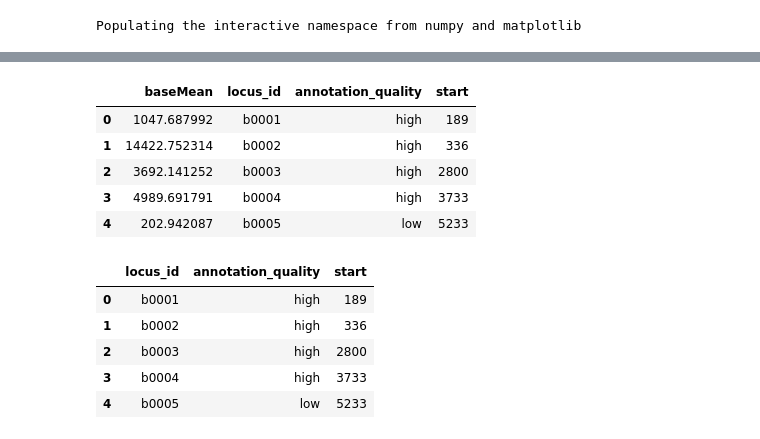
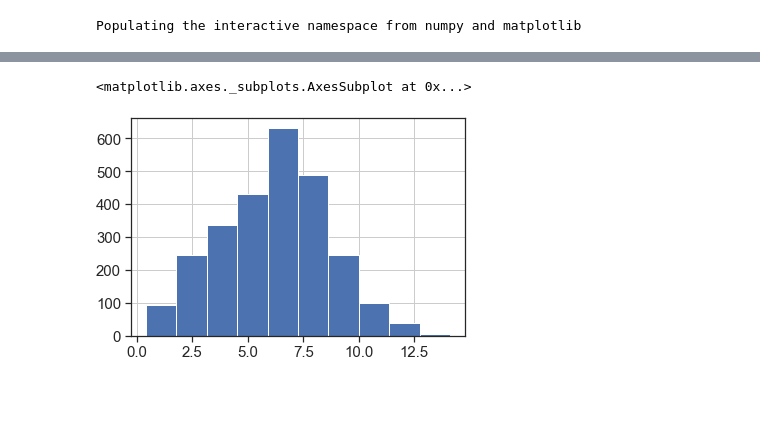
Before and after one commit to zakandrewking/y-ome, a Jupyter notebook: notebooks/18..01.23 Genome locations.ipynb, the cells around one changed output, grey strips where cells are left out. Cells and saved outputs as stored; diff of their text form; code cells hidden in the pictures; blank space fills up the shorter version.

```diff
--- a/notebooks/18..01.23 Genome locations.ipynb
+++ b/notebooks/18..01.23 Genome locations.ipynb
@@ -98,18 +115,0 @@ expression_loc = means.merge(starts, how ='inner', left_index=True, right_on='lo
-# %%
-expression_loc.head()
-# %% [output]
-|  | baseMean | locus_id | annotation_quality | start |
-| 0 | 1047.687992 | b0001 | high | 189 |
-| 1 | 14422.752314 | b0002 | high | 336 |
-| 2 | 3692.141252 | b0003 | high | 2800 |
-| 3 | 4989.691791 | b0004 | high | 3733 |
-| 4 | 202.942087 | b0005 | low | 5233 |
-# %%
-starts.head()
-# %% [output]
-|  | locus_id | annotation_quality | start |
-| 0 | b0001 | high | 189 |
-| 1 | b0002 | high | 336 |
-| 2 | b0003 | high | 2800 |
-| 3 | b0004 | high | 3733 |
-| 4 | b0005 | low | 5233 |
@@ -124,0 +116,5 @@ starts2.loc[
+# %%
+expression_loc[~expression_loc.annotation_quality.isin(['low', 'low-expr'])].mean_log_tpm.hist()
+# %% [output]
+<matplotlib.axes._subplots.AxesSubplot at 0x...>
+[figure, added]
```
Also changed, not shown: parts of 14 cells of this notebook, 4 other files.
